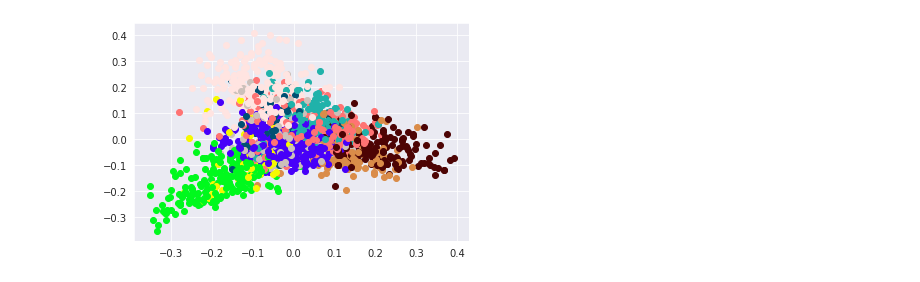
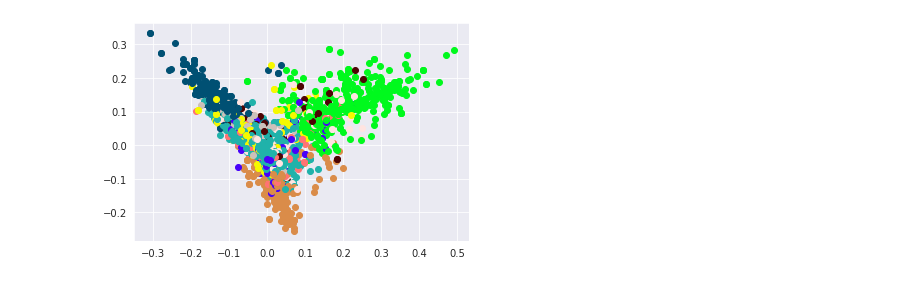
Before and after one commit to ufsj-labPi/cluwords-lattes, a Jupyter notebook: modeling.ipynb, the cells around one changed output. Drawn from its saved outputs; the diff is of its cells as text; code cells hidden in the pictures.

```diff
--- a/modeling.ipynb
+++ b/modeling.ipynb
@@ -23,7 +23,7 @@ from sklearn.manifold import TSNE
 SELECT_YEAR = 2017
 
 DATA_PATH = './data'
-PLOT_PATH = './docs/plots/{}/'.format(SELECT_YEAR)
+PLOT_PATH = './docs/plots/{}'.format(SELECT_YEAR)
 # %%
 # Data Read
 data_file = '{}/{}_lattes.pkl.xz'.format(DATA_PATH, SELECT_YEAR)
@@ -137,8 +143,8 @@ Time: 3.85 mins
 texts = df['clean']
 
 tfidf_vectorizer = TfidfVectorizer(
-    min_df=0.005,
-    max_df=0.85,
+    min_df=0.0005,
+    max_df=0.1,
     max_features=5000,
     ngram_range=(1, 2),
     preprocessor=' '.join
@@ -369,7 +392,7 @@ plt.xlabel('Topic Number', fontsize=14)
 plt.ylabel('Residual', fontsize=14)
 plt.title('Avg. Residuals by Topic Number', fontsize=17)
 
-file_name = '{}_avg_resid'.format(SELECT_YEAR)
+file_name = '/{}_avg_resid'.format(SELECT_YEAR)
 
 fig.savefig(
     PLOT_PATH + file_name + '.png',
@@ -383,41 +406,48 @@ plt.show()
 # %%
-num_clusters = 10
-num_seeds = 10
-max_iterations = 300
-labels_color_map = {
-    0: '#20b2aa', 1: '#ff7373', 2: '#ffe4e1', 3: '#005073', 4: '#4d0404',
-    5: '#ccc0ba', 6: '#4700f9', 7: '#f6f900', 8: '#00f91d', 9: '#da8c49'
-}
-pca_num_components = 2
-tsne_num_components = 2
+# Create k-means model with custom config
 
-# create k-means model with custom config
-clustering_model = KMeans(
-    n_clusters=num_clusters,
-    max_iter=max_iterations,
-    precompute_distances="auto",
-    n_jobs=-1
-)
+def graph_KMeans(tfidf):
+    num_clusters = 10
+    num_seeds = 10
+    max_iterations = 300
+    labels_color_map = {
+        0: '#20b2aa', 1: '#ff7373', 2: '#ffe4e1', 3: '#005073', 4: '#4d0404',
+        5: '#ccc0ba', 6: '#4700f9', 7: '#f6f900', 8: '#00f91d', 9: '#da8c49'
+    }
+    pca_num_components = 2
 
-labels = clustering_model.fit_predict(tfidf)
-#print(labels)
+    clustering_model = KMeans(
+        n_clusters=num_clusters,
+        max_iter=max_iterations,
+        precompute_distances="auto",
+        n_jobs=-1
+    )
 
-X = tfidf.todense()
+    labels = clustering_model.fit_predict(tfidf)
 
-reduced_data = PCA(n_components=pca_num_components).fit_transform(X)
-#print(reduced_data)
+    X = tfidf.todense()
 
-fig, ax = plt.subplots()
-for index, instance in enumerate(reduced_data):
-    #print(instance, index, labels[index])
-    pca_comp_1, pca_comp_2 = reduced_data[index]
-    color = labels_color_map[labels[index]]
-    ax.scatter(pca_comp_1, pca_comp_2, c=color)
-plt.show()
+    reduced_data = PCA(n_components=pca_num_components).fit_transform(X)
 
-# t-SNE plot
-embeddings = TSNE(n_components=tsne_num_components)
-Y = embeddings.fit_transform(X)
-plt.scatter(Y[:, 0], Y[:, 1], cmap=plt.cm.Spectral)
-plt.show()
+    fig = plt.figure(figsize=(15, 5))
+
+    fig, ax = plt.subplots()
+    for index, instance in enumerate(reduced_data):
+        pca_comp_1, pca_comp_2 = reduced_data[index]
+        color = labels_color_map[labels[index]]
+        ax.scatter(pca_comp_1, pca_comp_2, c=color)
+
+    file_name = '/{}_KMeans'.format(SELECT_YEAR)
+
+    fig.savefig(
+        PLOT_PATH + file_name + '.png',
+        dpi=fig.dpi,
+        bbox_inches='tight'
+    )
+
+    plt.show()
+
+t = time()
+graph_KMeans(tfidf)
+print('Time: {} mins'.format(round((time() - t) / 60, 2)))
 # %% [output]
@@ -424 +455 @@ plt.show()
-[figure, old version]
+[figure, new version]
```
Also changed, not shown: parts of 15 cells of this notebook, 14 other files.
